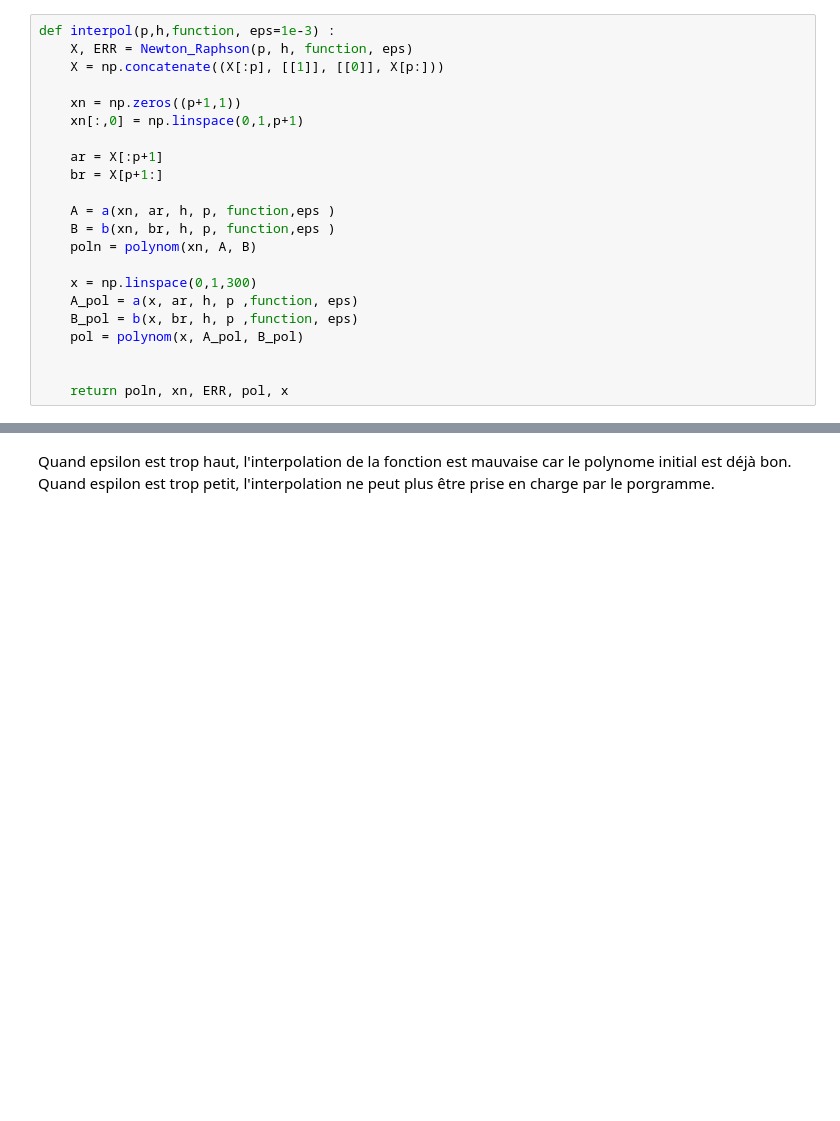
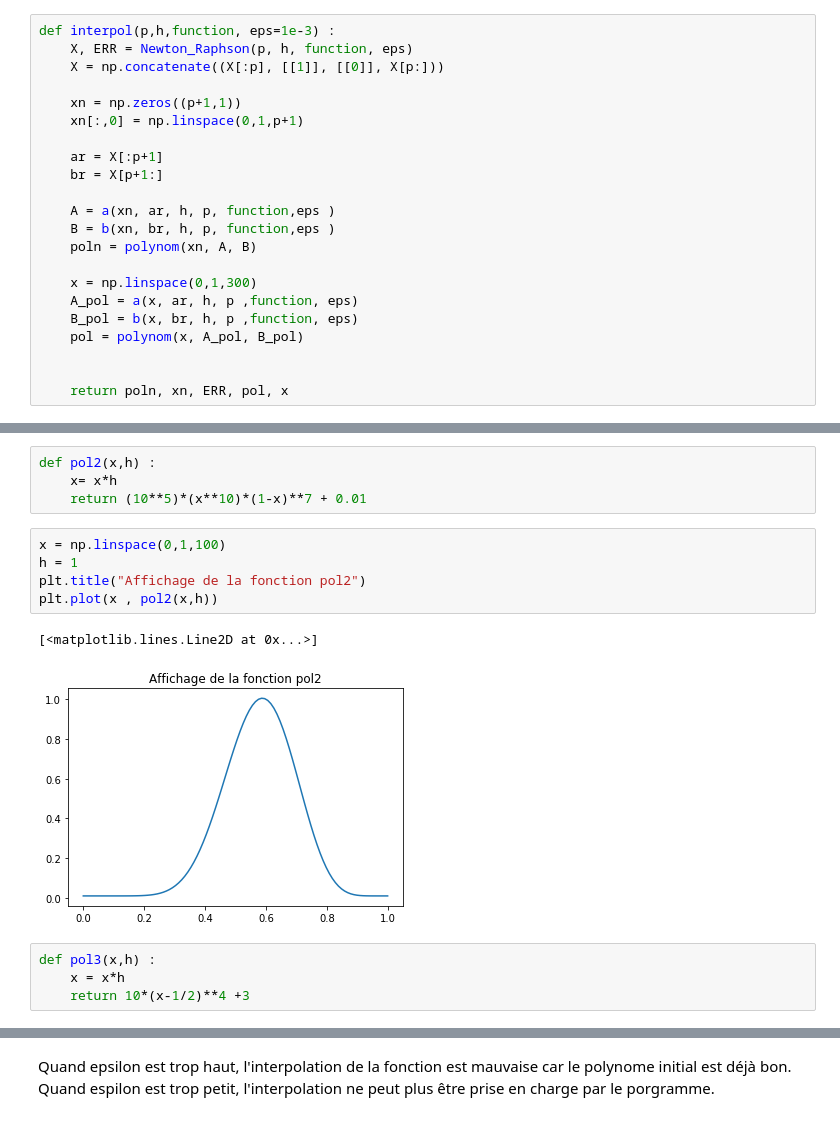
Before and after one commit to gerier/GestionDeProjet4A, a Jupyter notebook: Script_projet.ipynb, the cells around one changed output, grey strips where cells are left out. Drawn from its saved outputs; the diff is of its cells as text; blank space fills up the shorter version.

```diff
--- a/Script_projet.ipynb
+++ b/Script_projet.ipynb
@@ -429,0 +239,16 @@ Erreur Newton-Raphson :  5.982979018830303e-06
+# %%
+def pol2(x,h) :
+    x= x*h
+    return (10**5)*(x**10)*(1-x)**7 + 0.01
+# %%
+x = np.linspace(0,1,100)
+h = 1
+plt.title("Affichage de la fonction pol2")
+plt.plot(x , pol2(x,h))
+# %% [output]
+[<matplotlib.lines.Line2D at 0x...>]
+[figure, added]
+# %%
+def pol3(x,h) :
+    x = x*h
+    return 10*(x-1/2)**4 +3
```
Also changed, not shown: parts of 128 cells of this notebook.
